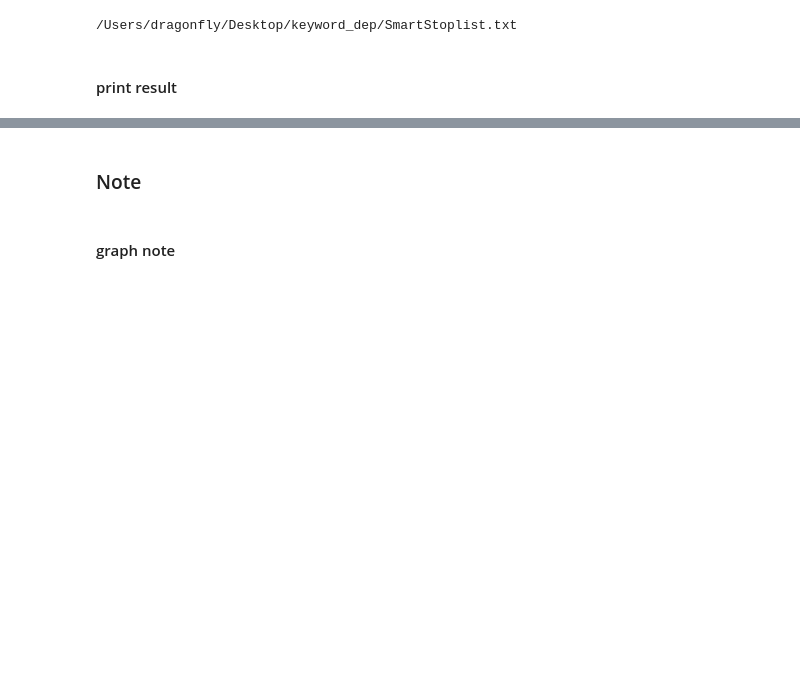
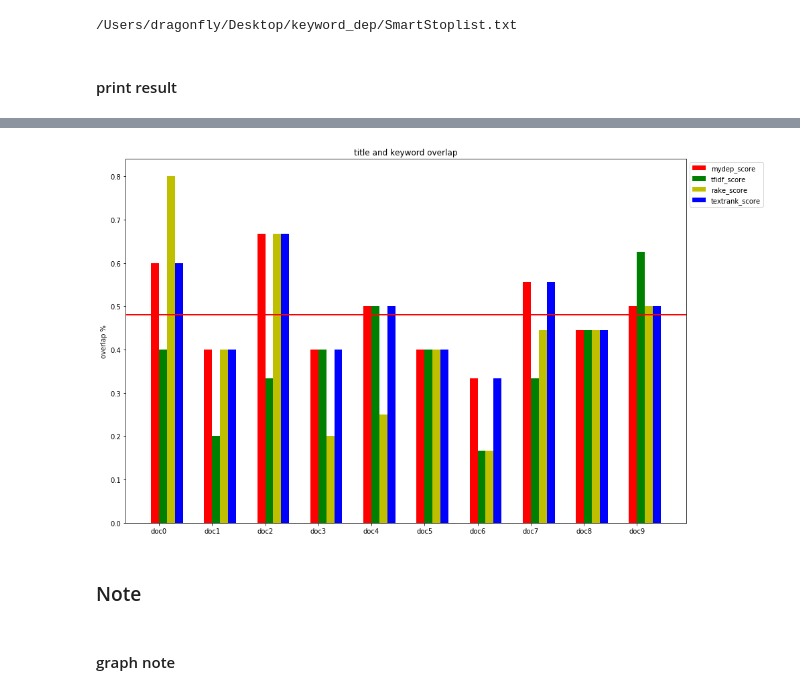
Before and after one commit to s103321048/keyword_dep, a Jupyter notebook: new_ann_for_spacy.ipynb, the cells around one changed output, grey strips where cells are left out. Saved outputs shown, nothing was run; the diff lists cells and outputs as text; code cells hidden in the pictures; blank space fills up the shorter version.

```diff
--- a/new_ann_for_spacy.ipynb
+++ b/new_ann_for_spacy.ipynb
@@ -886,3 +1133,28 @@ final_score: 0.31374458874458877
+# %%
+import numpy as np
+import matplotlib.pyplot as plt
+x_label = ["doc"+str(i) for i in range(len(mydep_score_list))]
+
+def avg(input_list):
+    return sum(input_list) / len(input_list)
+# mydep_score_list, tfidf_score_list,
+#                       rake_score_list, textrank_score_list):
+x = np.arange(len(mydep_score_list))
+width = 0.15
+
+plt.figure(figsize=(15,10))
+plt.bar(x, mydep_score_list, width, color='r', label='mydep_score')
+plt.axhline( avg(mydep_score_list), color='r', linewidth=2)
+plt.bar(x + width, tfidf_score_list, width, color='g', label='tfidf_score')
+plt.bar(x + 2*width, rake_score_list, width, color='y', label='rake_score')
+plt.bar(x + 3*width, textrank_score_list, width, color='b', label='textrank_score')
+plt.xticks(x + width / 2, x_label)
+plt.ylabel('overlap %')
+plt.title('title and keyword overlap')
+plt.legend(bbox_to_anchor=(1,1), loc='upper left')
+plt.show()
+# %% [output]
+[figure, added]
 # %% [markdown]
 ### Note
 # %% [markdown]
```
Also changed, not shown: parts of 14 cells of this notebook.
